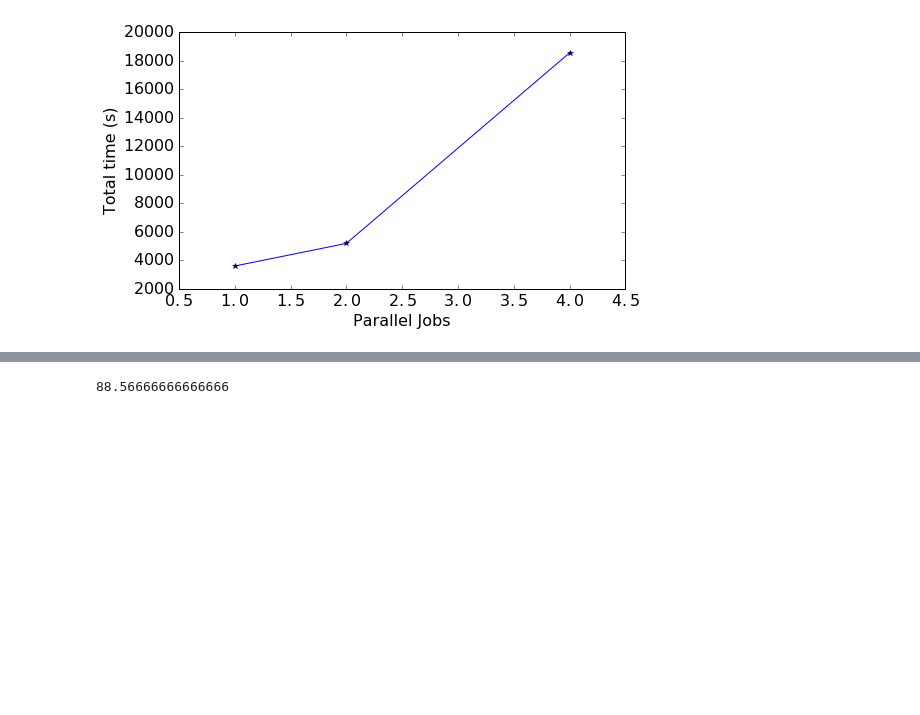
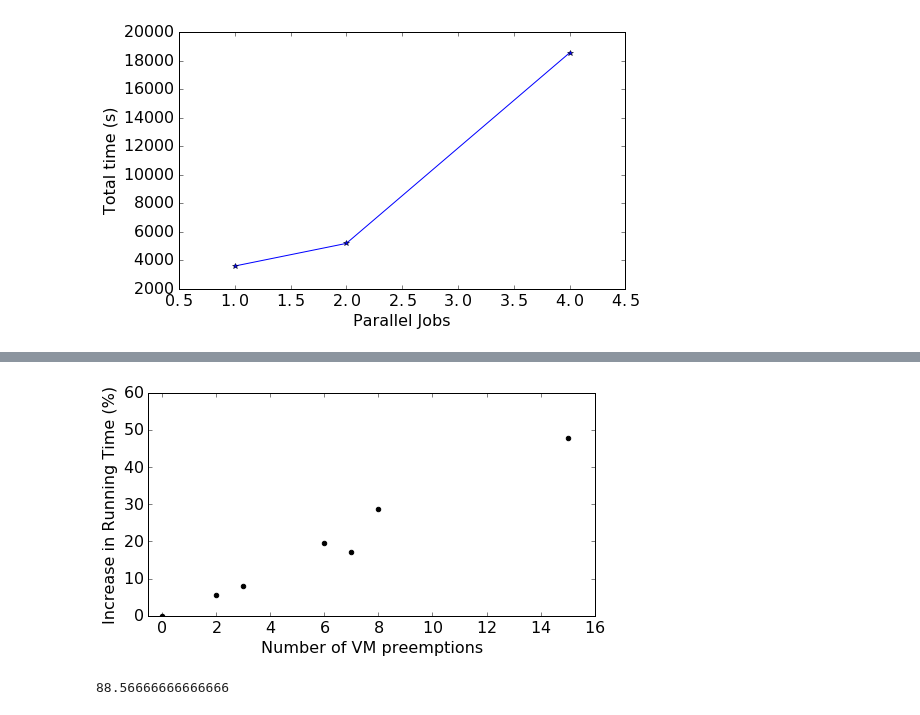
Before and after one commit to prateek-s/scispot, a Jupyter notebook: data/gr-exploit.ipynb, the cells around one changed output, grey strips where cells are left out. Saved outputs shown, nothing was run; the diff lists cells and outputs as text; code cells hidden in the pictures; blank space fills up the shorter version.

```diff
--- a/data/gr-exploit.ipynb
+++ b/data/gr-exploit.ipynb
@@ -120,3 +112,22 @@ plot_fails(confin_fails_data)
+# %%
+def plot_fails_relative(fails_data):
+    num_fails, runtimes = zip(*fails_data)
+    runtimes=np.array(runtimes)/3600.0
+    runtimes=((runtimes-runtimes[0])/runtimes[0])*100
+    #runtimes= np.array(r)
+    matplotlib.rcParams.update({'font.size': 16})
+    fig, ax = plt.subplots()
+    fig.set_size_inches(8,4)
+    ax.scatter(num_fails, runtimes, marker='o',color='k')
+    ax.set_xlabel("Number of VM preemptions") #(Cluster Size=4)")
+    ax.set_ylabel("Increase in Running Time (%)")
+    ax.set_xlim((-0.5))
+    ax.set_ylim((0))
+    plt.savefig("../graphs/confin-fails-vs-time-relative.pdf",bbox_inches='tight')
+# %%
+plot_fails_relative(confin_fails_data)
+# %% [output]
+[figure, added]
 # %%
 5314/60.0
 # %% [output]
```
Also changed, not shown: parts of 4 cells of this notebook, 3 other files.
